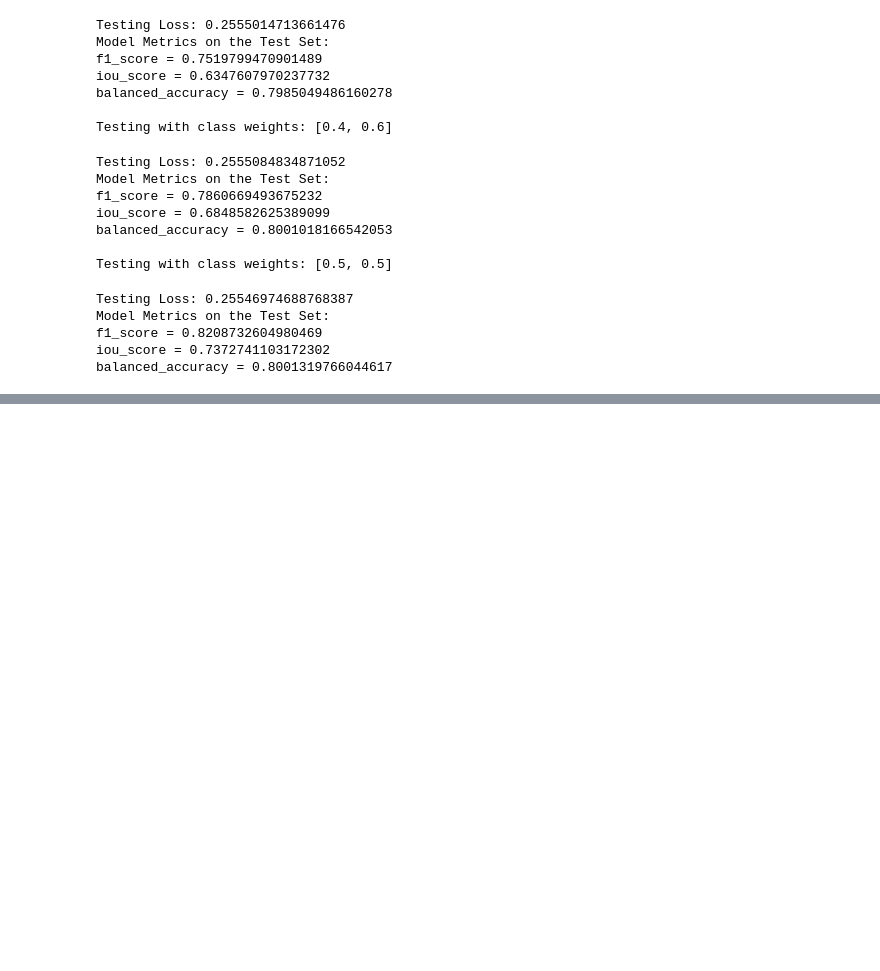
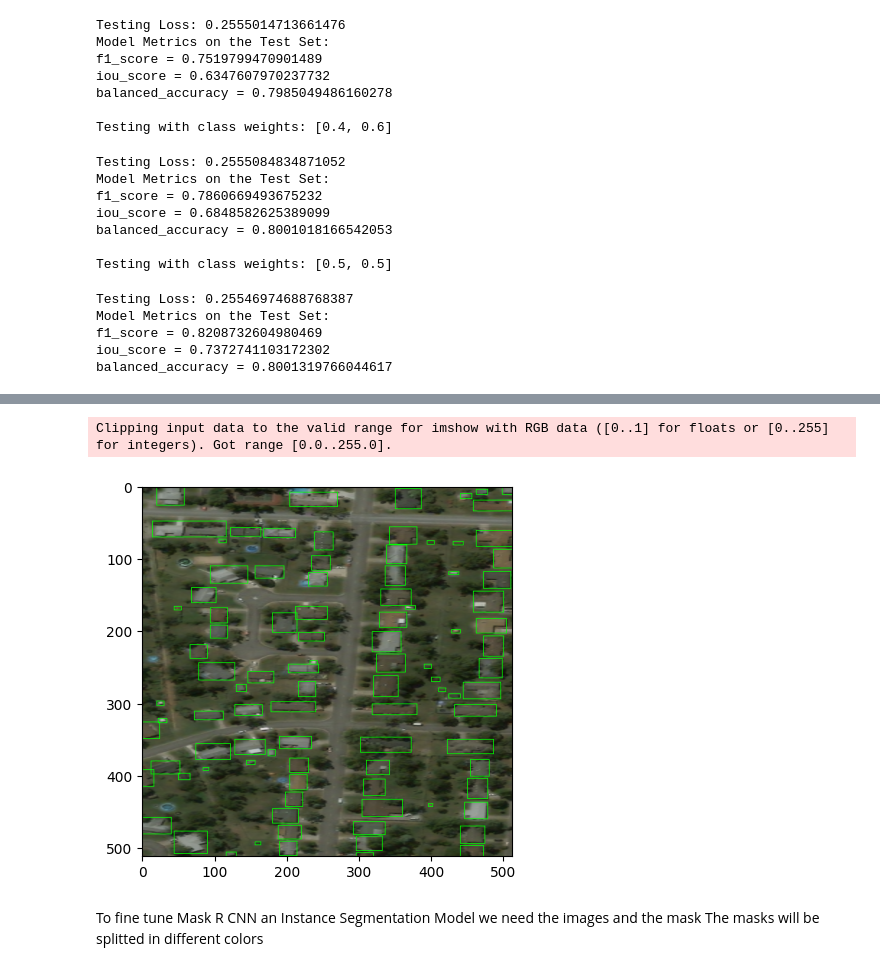
Before and after one commit to Matth-info/damaged-building-detector, a Jupyter notebook: notebooks/xDB_processing.ipynb, the cells around one changed output, grey strips where cells are left out. Saved outputs shown, nothing was run; the diff lists cells and outputs as text; code cells hidden in the pictures; blank space fills up the shorter version.

```diff
--- a/notebooks/xDB_processing.ipynb
+++ b/notebooks/xDB_processing.ipynb
@@ -310,0 +437,33 @@ balanced_accuracy = 0.7995531558990479
+# %%
+bounding_boxes = compute_bounding_boxes_from_instance_mask(instance_mask=instance_mask)
+# %%
+def draw_bounding_boxes(image, bounding_boxes):
+    """
+    Draw bounding boxes on an image.
+
+    Args:
+        image (numpy.ndarray): Original image (H, W, C).
+        bounding_boxes (List[Tuple[int, int, int, int]]): List of bounding boxes [(x_min, y_min, x_max, y_max)].
+
+    Returns:
+        numpy.ndarray: Image with bounding boxes drawn.
+    """
+    for (x_min, y_min, x_max, y_max) in bounding_boxes:
+        cv2.rectangle(image, (x_min, y_min), (x_max, y_max), (0, 255, 0), 1)  # Green box
+
+    return image
+# %%
+from torchvision.transforms import ToPILImage
+
+image_np = np.array(image).transpose(1,2,0)
+bounding_boxes = [v for k, v in bounding_boxes.items()]
+image_with_bbx = draw_bounding_boxes(image_np, bounding_boxes)
+# %%
+plt.imshow(image_with_bbx)
+plt.show()
+# %% [output]
+Clipping input data to the valid range for imshow with RGB data ([0..1] for floats or [0..255] for integers). Got range [0.0..255.0].
+[figure, added]
+# %% [markdown]
+To fine tune Mask R CNN an Instance Segmentation Model we need the images and the mask
+The masks will be splitted in different colors
```
Also changed, not shown: parts of 15 cells of this notebook, 3 other files.
